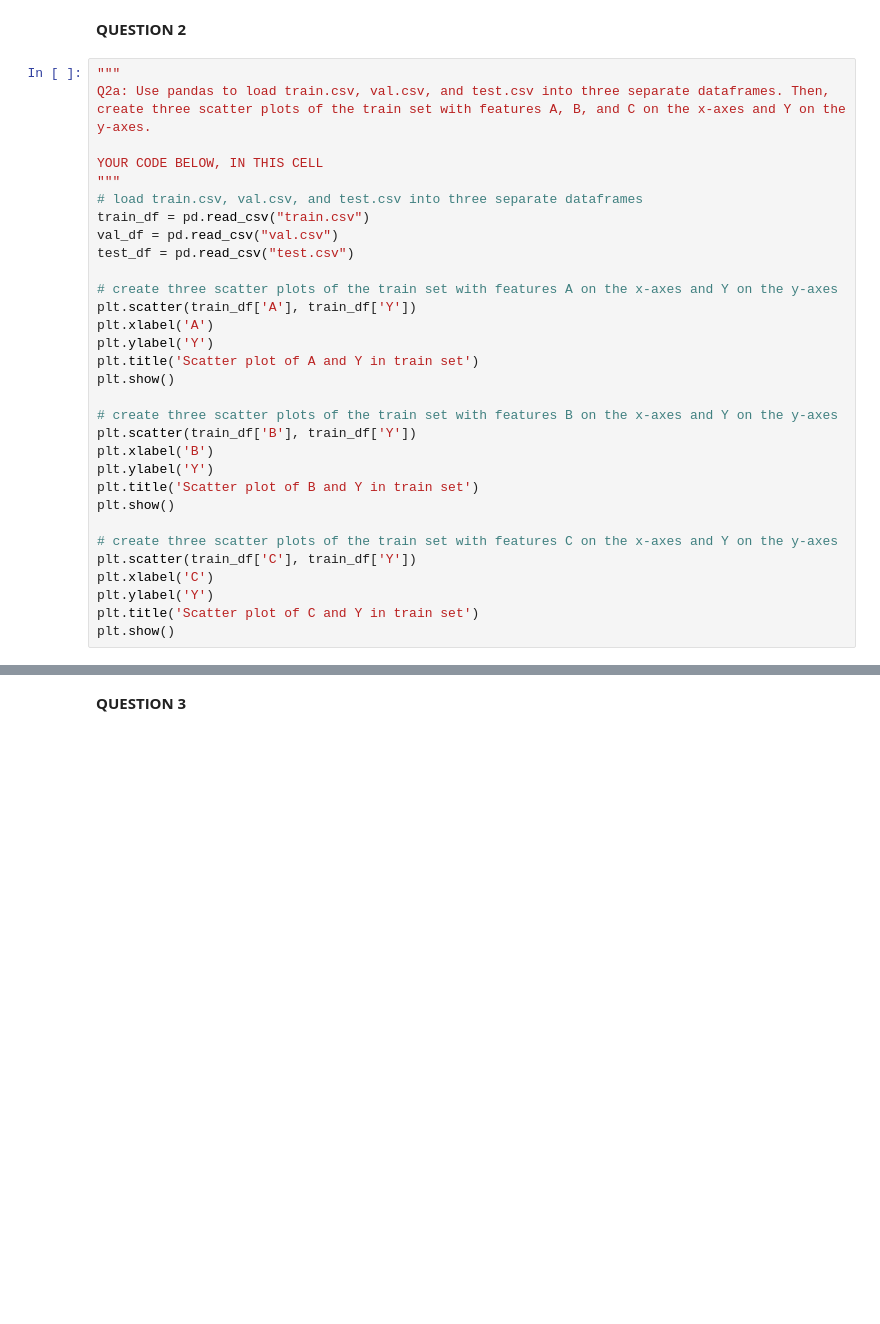
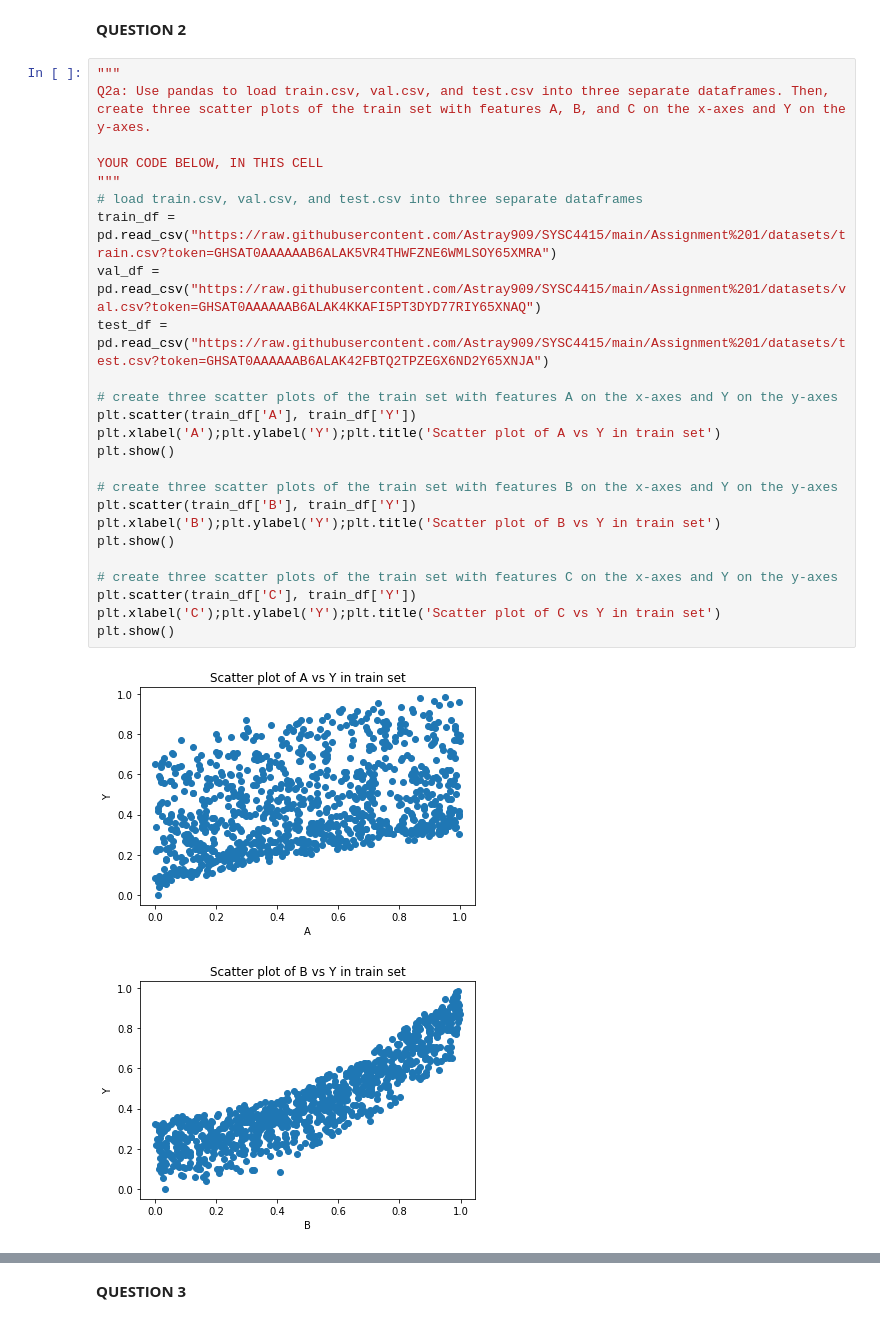
Before and after one commit to Astray909/SYSC4415, a Jupyter notebook: Assignment 1/assignment_1_template.ipynb, the cells around one changed output, grey strips where cells are left out. Cells and saved outputs as stored; diff of their text form; blank space fills up the shorter version.

Commit message:
Merge branch 'main' of https://github.com/Astray909/SYSC4415

```diff
--- a/Assignment 1/assignment_1_template.ipynb
+++ b/Assignment 1/assignment_1_template.ipynb
@@ -37,31 +35,28 @@ This vector represents the direction that the function changes the most
 # %%
 """
 Q2a: Use pandas to load train.csv, val.csv, and test.csv into three separate dataframes. Then, create three scatter plots of the train set with features A, B, and C on the x-axes and Y on the y-axes.
 
 YOUR CODE BELOW, IN THIS CELL
 """
 # load train.csv, val.csv, and test.csv into three separate dataframes
-train_df = pd.read_csv("train.csv")
-val_df = pd.read_csv("val.csv")
-test_df = pd.read_csv("test.csv")
+train_df = pd.read_csv("https://raw.githubusercontent.com/Astray909/SYSC4415/main/Assignment%201/datasets/train.csv?token=GHSAT0AAAAAAB6ALAK5VR4THWFZNE6WMLSOY65XMRA")
+val_df = pd.read_csv("https://raw.githubusercontent.com/Astray909/SYSC4415/main/Assignment%201/datasets/val.csv?token=GHSAT0AAAAAAB6ALAK4KKAFI5PT3DYD77RIY65XNAQ")
+test_df = pd.read_csv("https://raw.githubusercontent.com/Astray909/SYSC4415/main/Assignment%201/datasets/test.csv?token=GHSAT0AAAAAAB6ALAK42FBTQ2TPZEGX6ND2Y65XNJA")
 
 # create three scatter plots of the train set with features A on the x-axes and Y on the y-axes
 plt.scatter(train_df['A'], train_df['Y'])
-plt.xlabel('A')
-plt.ylabel('Y')
-plt.title('Scatter plot of A and Y in train set')
+plt.xlabel('A');plt.ylabel('Y');plt.title('Scatter plot of A vs Y in train set')
 plt.show()
 
 # create three scatter plots of the train set with features B on the x-axes and Y on the y-axes
 plt.scatter(train_df['B'], train_df['Y'])
-plt.xlabel('B')
-plt.ylabel('Y')
-plt.title('Scatter plot of B and Y in train set')
+plt.xlabel('B');plt.ylabel('Y');plt.title('Scatter plot of B vs Y in train set')
 plt.show()
 
 # create three scatter plots of the train set with features C on the x-axes and Y on the y-axes
 plt.scatter(train_df['C'], train_df['Y'])
-plt.xlabel('C')
-plt.ylabel('Y')
-plt.title('Scatter plot of C and Y in train set')
+plt.xlabel('C');plt.ylabel('Y');plt.title('Scatter plot of C vs Y in train set')
 plt.show()
+# %% [output]
+[figure, added]
+[figure, added]
```
Also changed, not shown: parts of 8 cells of this notebook.
